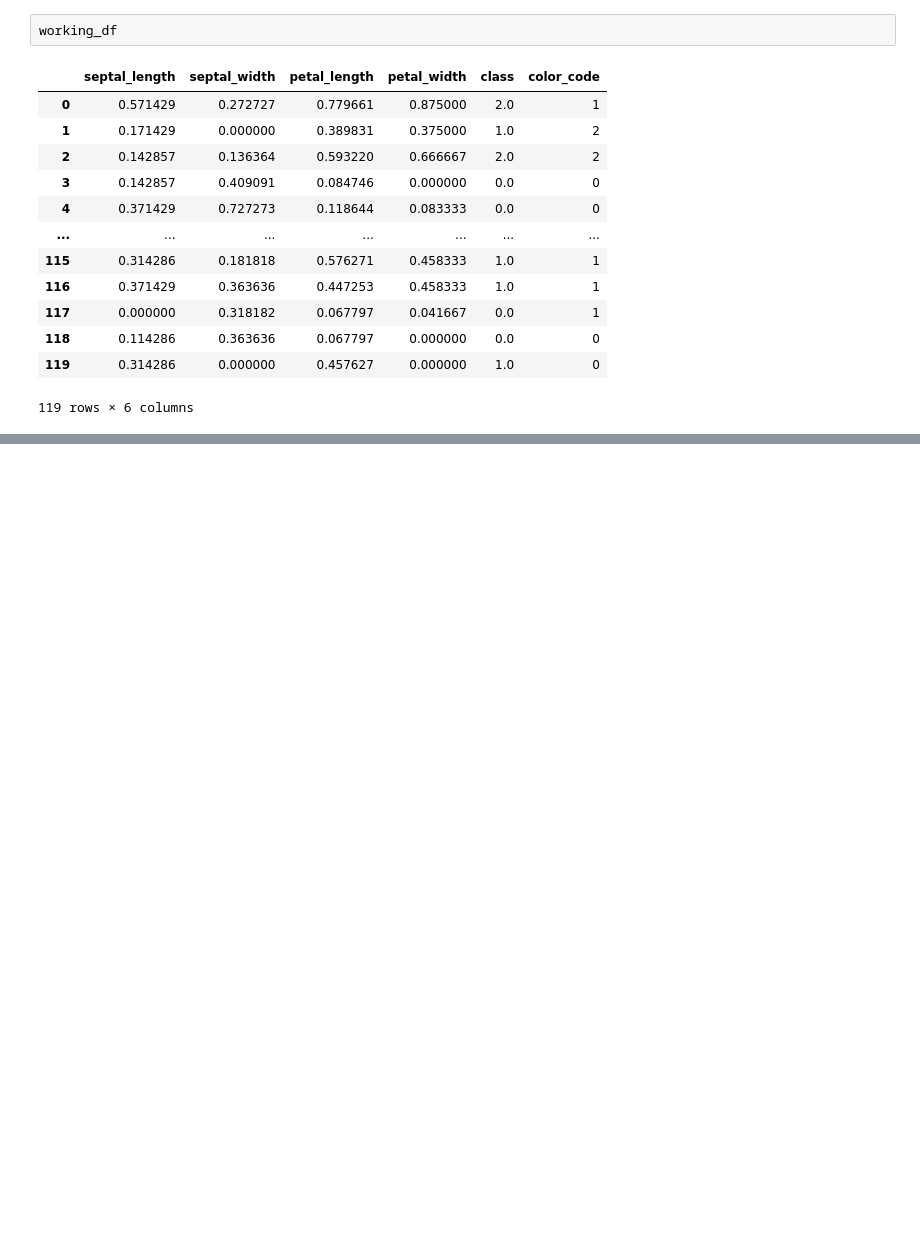
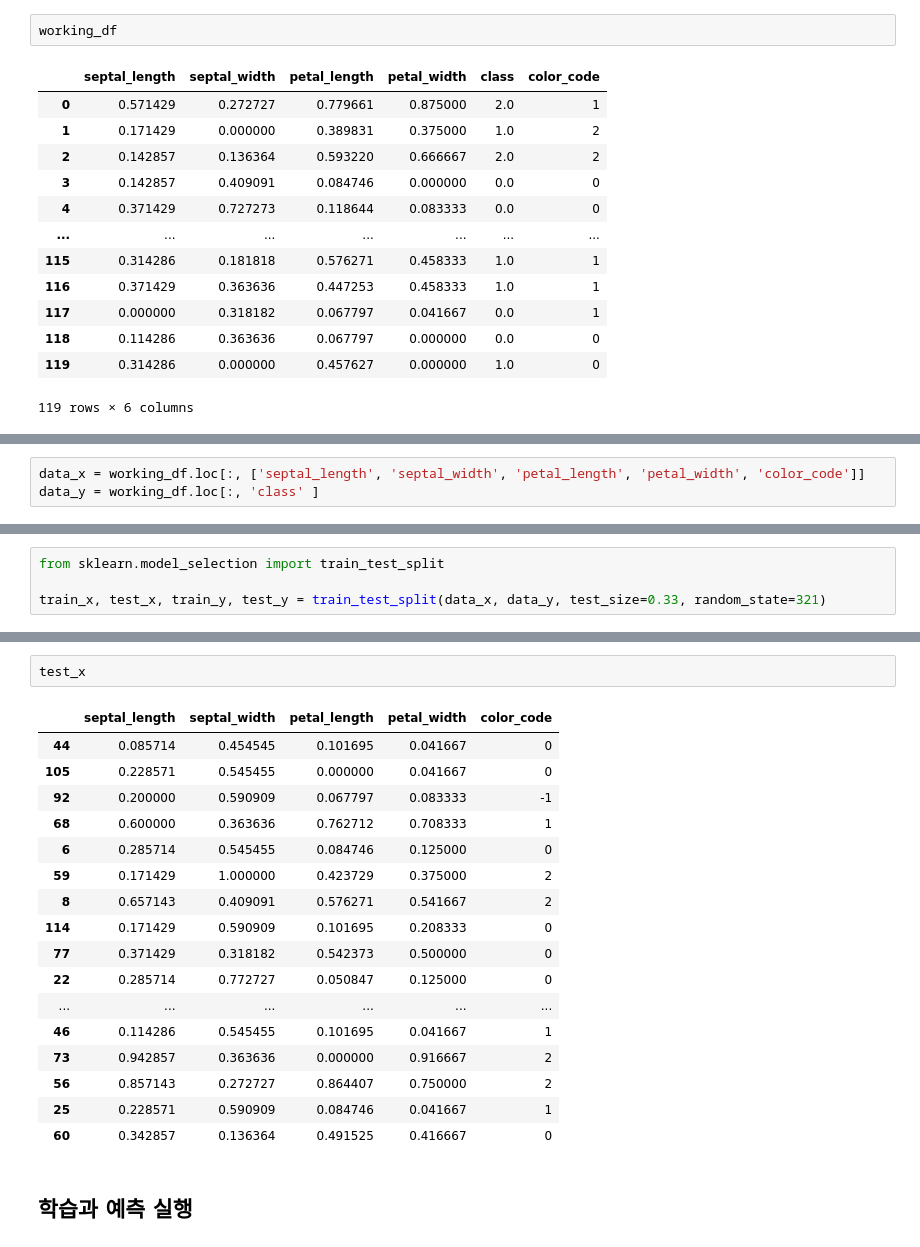
Before and after one commit to dhrim/hongik_2021, a Jupyter notebook: material/library/flawed_iris_preprocessing.ipynb, the cells around one changed output, grey strips where cells are left out. Cells and saved outputs as stored; diff of their text form; blank space fills up the shorter version.

```diff
--- a/material/library/flawed_iris_preprocessing.ipynb
+++ b/material/library/flawed_iris_preprocessing.ipynb
@@ -569,0 +580,3 @@ working_df
+# %%
+data_x = working_df.loc[:, ['septal_length', 'septal_width', 'petal_length', 'petal_width', 'color_code']]
+data_y = working_df.loc[:, 'class' ]
@@ -569,0 +601,4 @@ working_df
+# %%
+from sklearn.model_selection import train_test_split
+
+train_x, test_x, train_y, test_y = train_test_split(data_x, data_y, test_size=0.33, random_state=321)
@@ -569,0 +656,22 @@ working_df
+# %%
+test_x
+# %% [output]
+|  | septal_length | septal_width | petal_length | petal_width | color_code |
+| 44 | 0.085714 | 0.454545 | 0.101695 | 0.041667 | 0 |
+| 105 | 0.228571 | 0.545455 | 0.000000 | 0.041667 | 0 |
+| 92 | 0.200000 | 0.590909 | 0.067797 | 0.083333 | -1 |
+| 68 | 0.600000 | 0.363636 | 0.762712 | 0.708333 | 1 |
+| 6 | 0.285714 | 0.545455 | 0.084746 | 0.125000 | 0 |
+| 59 | 0.171429 | 1.000000 | 0.423729 | 0.375000 | 2 |
+| 8 | 0.657143 | 0.409091 | 0.576271 | 0.541667 | 2 |
+| 114 | 0.171429 | 0.590909 | 0.101695 | 0.208333 | 0 |
+| 77 | 0.371429 | 0.318182 | 0.542373 | 0.500000 | 0 |
+| 22 | 0.285714 | 0.772727 | 0.050847 | 0.125000 | 0 |
+| ... | ... | ... | ... | ... | ... |
+| 46 | 0.114286 | 0.545455 | 0.101695 | 0.041667 | 1 |
+| 73 | 0.942857 | 0.363636 | 0.000000 | 0.916667 | 2 |
+| 56 | 0.857143 | 0.272727 | 0.864407 | 0.750000 | 2 |
+| 25 | 0.228571 | 0.590909 | 0.084746 | 0.041667 | 1 |
+| 60 | 0.342857 | 0.136364 | 0.491525 | 0.416667 | 0 |
+# %% [markdown]
+## 학습과 예측 실행
```
Also changed, not shown: parts of 12 cells of this notebook.
